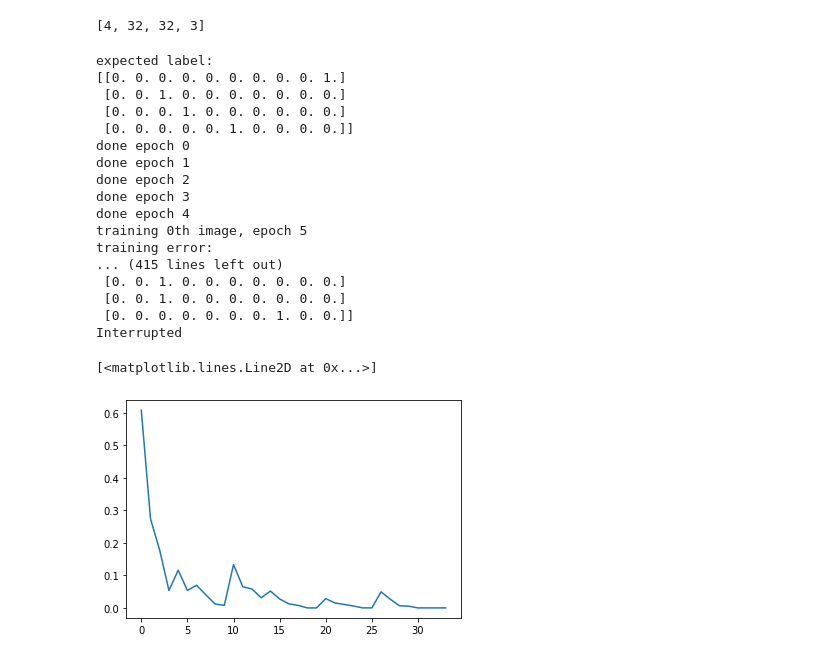
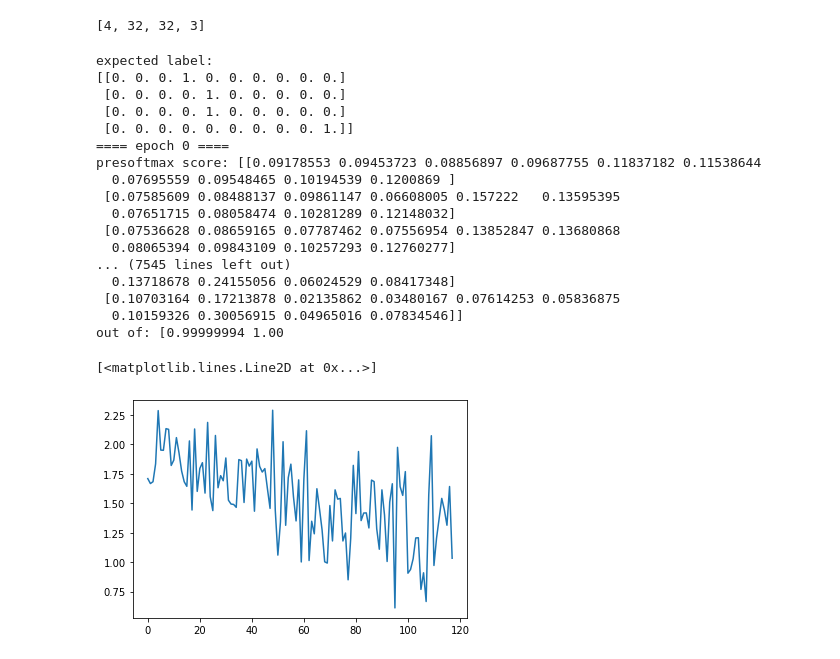
Before and after one commit to mingkaic/rocnnet, a Jupyter notebook: vis.ipynb, the cells around one changed output. Drawn from its saved outputs; the diff is of its cells as text; code cells hidden in the pictures.

```diff
--- a/vis.ipynb
+++ b/vis.ipynb
@@ -83,6 +67,10 @@ def cross_entropy_loss(Label, Pred):
 # %%
+# opt = lambda error, leaves: tc.approx.adagrad(error, leaves, learning_rate=0.01)
+opt = lambda error, leaves: tc.approx.adadelta(error, leaves, step_rate=0.01, decay=l2_decay)
+
 normalized = train_input / 255. - 0.5
-train_err = tc.sgd_train(model, normalized, model,
-    lambda assocs: tc.approx.adagrad(assocs, 0.01), err_func=cross_entropy_loss)
-sess.track([train_err])
+output_prob = model.connect(normalized)
+train_err = tc.sgd_train(model, normalized, train_output,
+                         opt, err_func=cross_entropy_loss)
+sess.track([train_err, output_prob])
 tc.optimize(sess, "cfg/optimizations.json")
@@ -89,5 +102,5 @@ tc.optimize(sess, "cfg/optimizations.json")
 # %%
-terr = []
+terrs = []
 try:
     for i, data in enumerate(cifar):
         labels = np.zeros((nbatch, 10))
@@ -96,39 +109,51 @@ try:
         print('expected label:\n{}'.format(labels))
         train_input.assign(data['image'].astype(np.float))
         train_output.assign(labels.astype(np.float))
+        epoch_errs = []
         for j in range(nepochs):
-            sess.update_target([train_err])
+            sess.update_target([train_err, output_prob])
             trained_err = train_err.get()
-            print('done epoch {}'.format(j))
-            if j % show_every_n == show_every_n - 1:
-                err = np.average(trained_err)
-                print(('training {}th image, epoch {}\n'+
-                    'training error:\n{}\n'+
-                    'average training error:\n{}')
-                    .format(i, j + 1, trained_err, err))
-                terr.append(err)
+            prob = output_prob.get()
+            epoch_errs.append(np.average(trained_err))
+            print('==== epoch {} ===='.format(j))
+            print('presoftmax score: {}'.format(dense_output.get()))
+            print('got prob: {}'.format(prob))
+            outof = np.sum(prob, axis=1)
+            print('out of: {}'.format(outof))
+
+            print('grs: {}'.format(grs[0].get()))
+            print('dels: {}'.format(dels[0].get()))
+            print('deltas: {}'.format(weight_deltas[0].get()))
+
+            assert(np.all([s > 0.95 for s in outof]))
+            print('training error: {}'.format(trained_err))
+        avg_err = epoch_errs[-1]
+        if i % show_every_n == show_every_n - 1:
+            print('==== {}th image ====\naverage error:\n{}'
+                .format(i, avg_err))
+        terrs.append(avg_err)
 except KeyboardInterrupt:
     print("Interrupted")
 # %% [output]
 expected label:
-[[0. 0. 0. 0. 0. 0. 0. 0. 0. 1.]
- [0. 0. 1. 0. 0. 0. 0. 0. 0. 0.]
- [0. 0. 0. 1. 0. 0. 0. 0. 0. 0.]
- [0. 0. 0. 0. 0. 1. 0. 0. 0. 0.]]
-done epoch 0
-done epoch 1
-done epoch 2
-done epoch 3
-done epoch 4
-training 0th image, epoch 5
-training error:
-... (415 lines left out)
- [0. 0. 1. 0. 0. 0. 0. 0. 0. 0.]
- [0. 0. 1. 0. 0. 0. 0. 0. 0. 0.]
- [0. 0. 0. 0. 0. 0. 0. 1. 0. 0.]]
-Interrupted
+[[0. 0. 0. 1. 0. 0. 0. 0. 0. 0.]
+ [0. 0. 0. 0. 1. 0. 0. 0. 0. 0.]
+ [0. 0. 0. 0. 1. 0. 0. 0. 0. 0.]
+ [0. 0. 0. 0. 0. 0. 0. 0. 0. 1.]]
+==== epoch 0 ====
+presoftmax score: [[0.09178553 0.09453723 0.08856897 0.09687755 0.11837182 0.11538644
+  0.07695559 0.09548465 0.10194539 0.1200869 ]
+ [0.07585609 0.08488137 0.09861147 0.06608005 0.157222   0.13595395
+  0.07651715 0.08058474 0.10281289 0.12148032]
+ [0.07536628 0.08659165 0.07787462 0.07556954 0.13852847 0.13680868
+  0.08065394 0.09843109 0.10257293 0.12760277]
+... (7545 lines left out)
+  0.13718678 0.24155056 0.06024529 0.08417348]
+ [0.10703164 0.17213878 0.02135862 0.03480167 0.07614253 0.05836875
+  0.10159326 0.30056915 0.04965016 0.07834546]]
+out of: [0.99999994 1.00
 # %%
-plt.plot(list(range(len(terr))), terr)
+plt.plot(list(range(len(terrs))), terrs)
 # %% [output]
 [<matplotlib.lines.Line2D at 0x...>]
-[figure, old version]
+[figure, new version]
```
Also changed, not shown: parts of 8 cells of this notebook, 2 other files.
